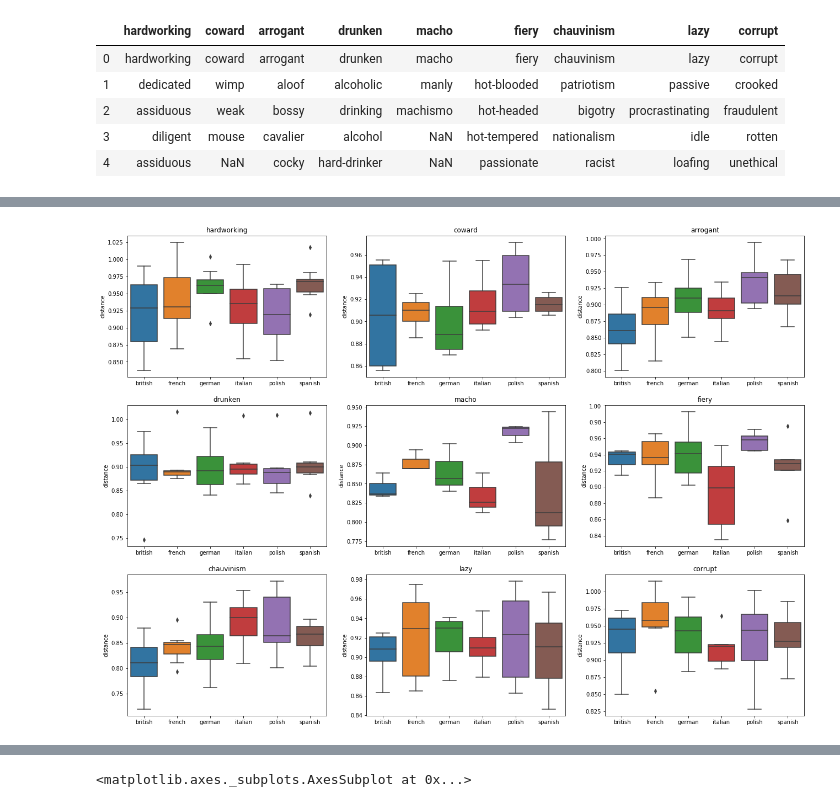
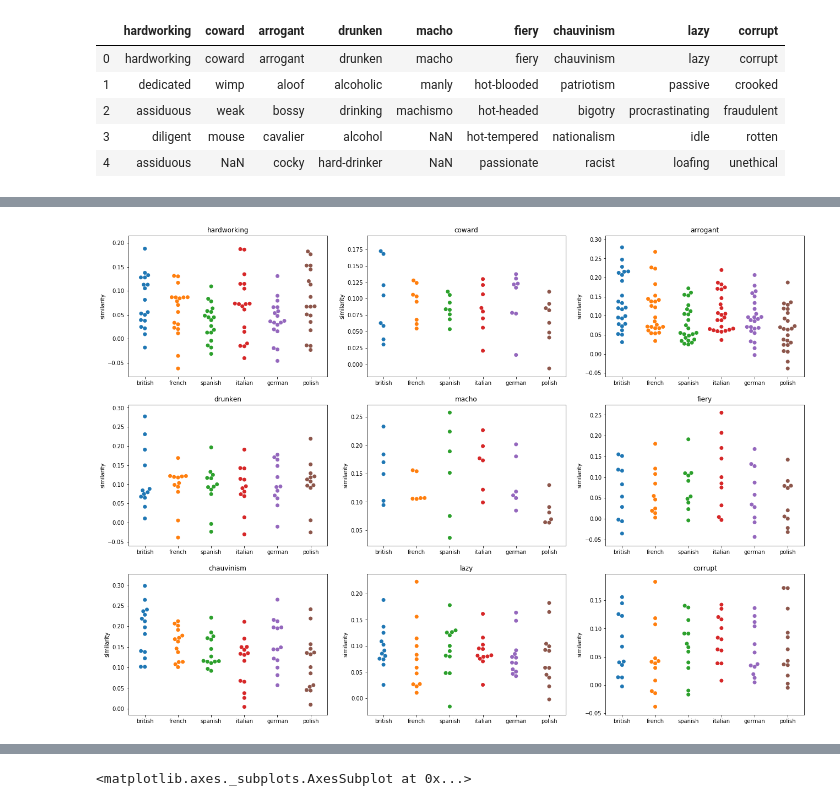
Before and after one commit to SamArgt/BiasWordVec, a Jupyter notebook: europe_stereotypes_analysis.ipynb, the cells around one changed output, grey strips where cells are left out. Saved outputs shown, nothing was run; the diff lists cells and outputs as text; code cells hidden in the pictures.

```diff
--- a/europe_stereotypes_analysis.ipynb
+++ b/europe_stereotypes_analysis.ipynb
@@ -31,21 +31,25 @@ nationalities = np.array([['britain', 'british'],
                         ['poland', 'polish']])
 adj_columns = adjectives.columns.values
 # %%
-# distance(u,v) = 1 - cosine_similarity(u,v)
-def nationality_distance(wv, nat_arr, adj_arr):
+def cosine_similarities(word1, words_all):
+    w1 = wv.get_vector(word1)
+    vectors_all = [wv.get_vector(word) for word in words_all]
+    return wv.cosine_similarities(w1, vectors_all)
+
+def nationality_similarities(wv, nat_arr, adj_arr):
     c,n = nat_arr
     adj_arr = list(adj_arr)
     try:
-        n_distances = wv.distances(n, adj_arr)
-        c_distances = wv.distances(c, adj_arr)
+        n_distances = cosine_similarities(n, adj_arr)
+        c_distances = cosine_similarities(c, adj_arr)
     except KeyError:
         n_distances = []
         c_distances = []
         for adj in adj_arr:
             if adj in wv:
-                n_distances.append(wv.distance(n, adj))
-                c_distances.append(wv.distance(c, adj))
+                n_distances.append(wv.similarity(n, adj))
+                c_distances.append(wv.similarity(c, adj))
         n_distances = np.array(n_distances, dtype=float)
         c_distances = np.array(c_distances, dtype=float)
-    distances = (n_distances + c_distances) / 2
-    return n, adj_arr[0], adj_arr, distances
+    distances = np.concatenate((n_distances, c_distances))
+    return c,n, adj_arr[0], adj_arr, c_distances, n_distances
@@ -54,4 +67,8 @@ results = []
 for nat_arr in nationalities:
     for adj in adj_columns:
         adj_arr = adjectives[adj].dropna().tolist()
-        results.append(nationality_distance(wv, nat_arr, adj_arr))
+        res = nationality_similarities(wv, nat_arr, adj_arr)
+        c,n, st, adj_arr, c_distances, n_distances = res
+        for adj, c_sim, n_sim in zip(adj_arr, c_distances, n_distances):
+            results.append([c, st, adj, c_sim])
+            results.append([n, st, adj, n_sim])
@@ -103,0 +75,5 @@ results_df.head()
+# %%
+results_df = pd.DataFrame(data=results, columns=['nationality_country', 'stereotype', 'adjectives', 'similarity'])
+results_df['nationality'] = results_df['nationality_country'].replace(to_replace = nationalities[:,0],
+                                                                     value = nationalities[:,1])
+results_df.head()
@@ -104,11 +96,11 @@ results_df.head()
 # %%
-f, axes = plt.subplots(nrows=3, ncols=3, figsize=(22,16))
+f, axes = plt.subplots(nrows=3, ncols=3, figsize=(22,16), sharey=False)
 axes = axes.flatten()
 for i, adj in enumerate(adj_columns):
     sub_df = results_df.loc[results_df.stereotype==adj]
-    sns.boxplot(x="nationality", y="distance", data=sub_df, ax=axes[i])
+    sns.swarmplot(x="nationality", y="similarity", data=sub_df, ax=axes[i], s=7)
     axes[i].set_title(adj)
     axes[i].set_xlabel("")
 plt.show()
 # %% [output]
-[figure, old version]
+[figure, new version]
```
Also changed, not shown: parts of 31 cells of this notebook.
